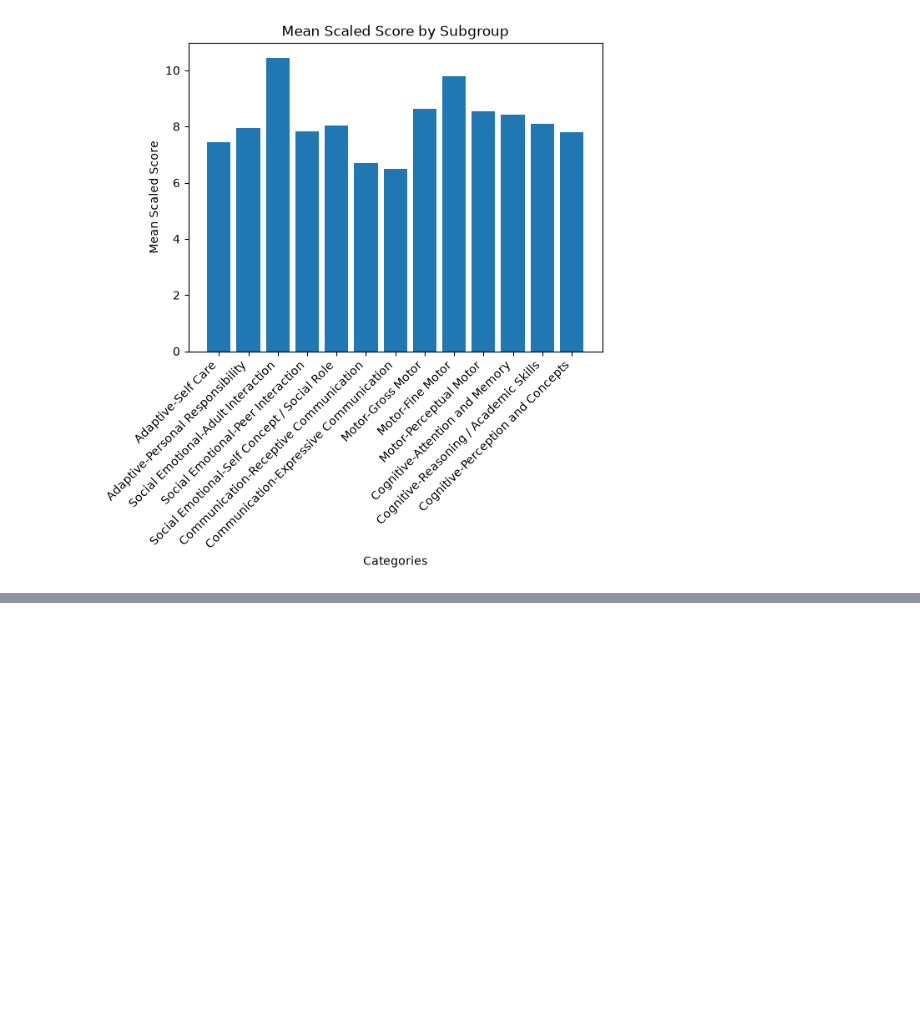
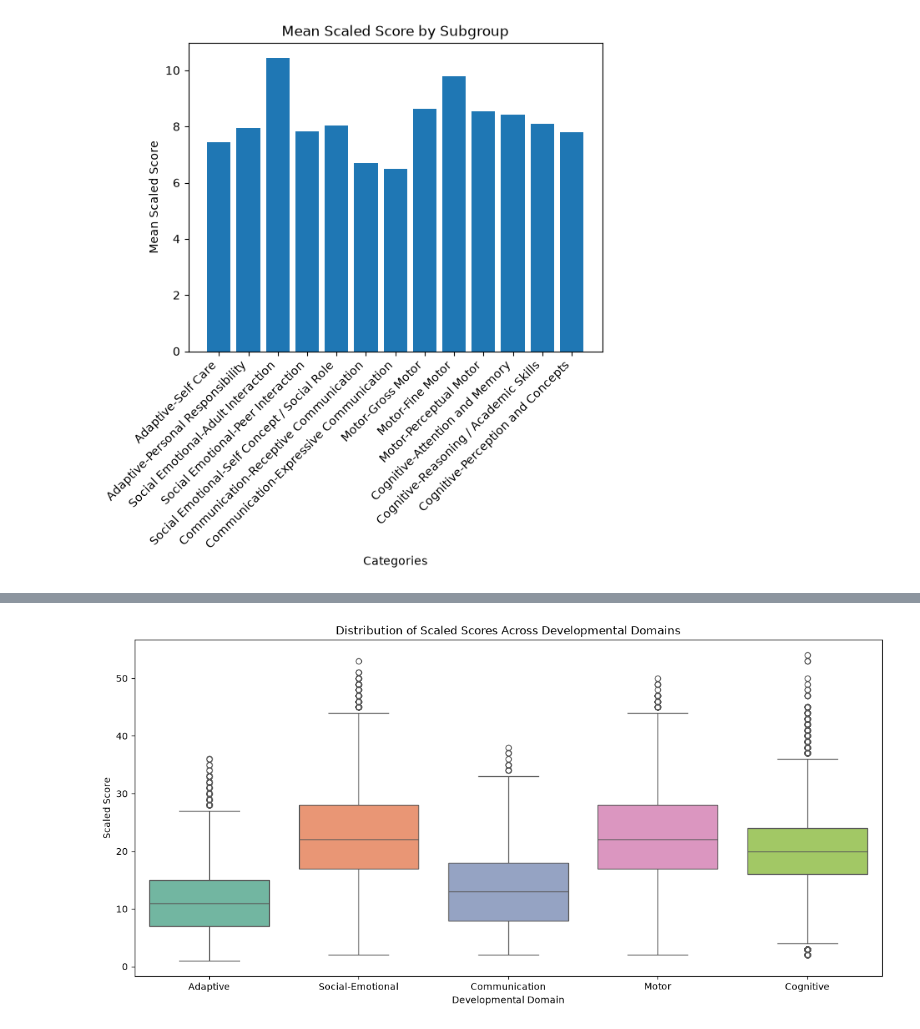
Before and after one commit to WilliamJGilliam/TEIS_Partner_Project, a Jupyter notebook: Teis.ipynb, the cells around one changed output, grey strips where cells are left out. Drawn from its saved outputs; the diff is of its cells as text; code cells hidden in the pictures; blank space fills up the shorter version.

```diff
--- a/Teis.ipynb
+++ b/Teis.ipynb
@@ -249,0 +394,28 @@ plt.show()
+# %%
+# Identify main developmental domains
+main_domains = ['Adaptive','Social-Emotional','Communication','Motor','Cognitive']
+
+# Create long-format dataset
+domain_scores = evals_unique[[ss_columns[domain] for domain in main_domains]].copy()
+
+domain_scores.columns = main_domains
+
+domain_scores_long = domain_scores.melt(var_name='Domain',value_name='Scaled Score')
+
+# Visualize score distributions
+plt.figure(figsize=(12, 6))
+sns.boxplot(
+    data=domain_scores_long,
+    x='Domain',
+    y='Scaled Score',
+    hue='Domain',
+    palette='Set2',
+    legend=False)
+
+plt.title('Distribution of Scaled Scores Across Developmental Domains')
+plt.xlabel('Developmental Domain')
+plt.ylabel('Scaled Score')
+plt.tight_layout()
+plt.show()
+# %% [output]
+[figure, added]
```
Also changed, not shown: parts of 17 cells of this notebook, 1 other file.
